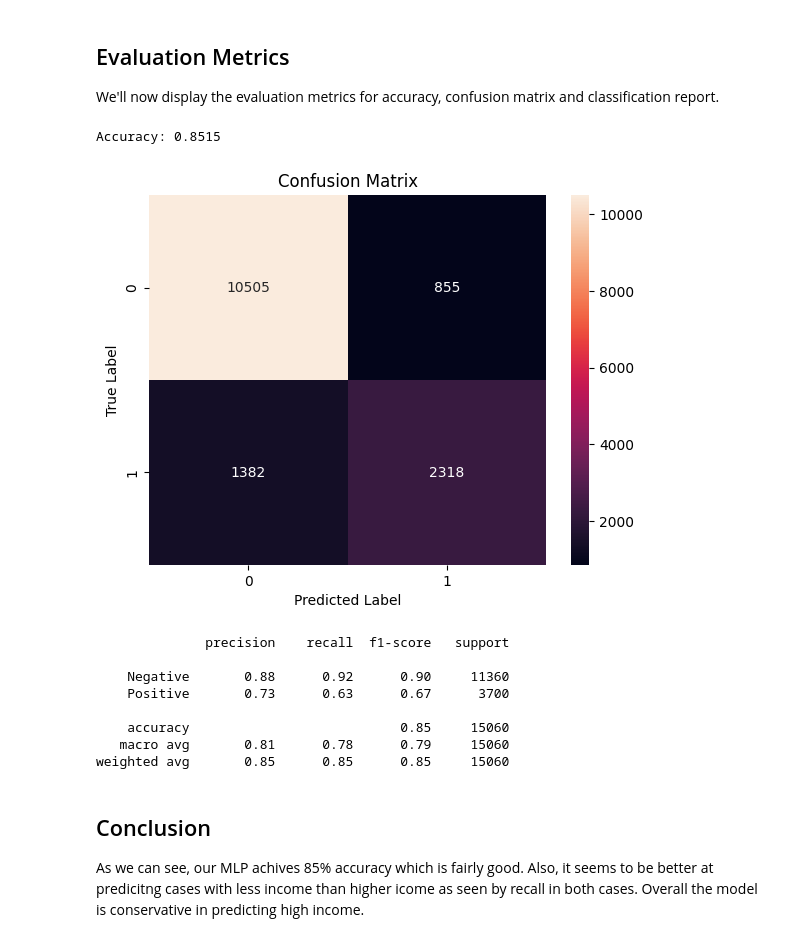
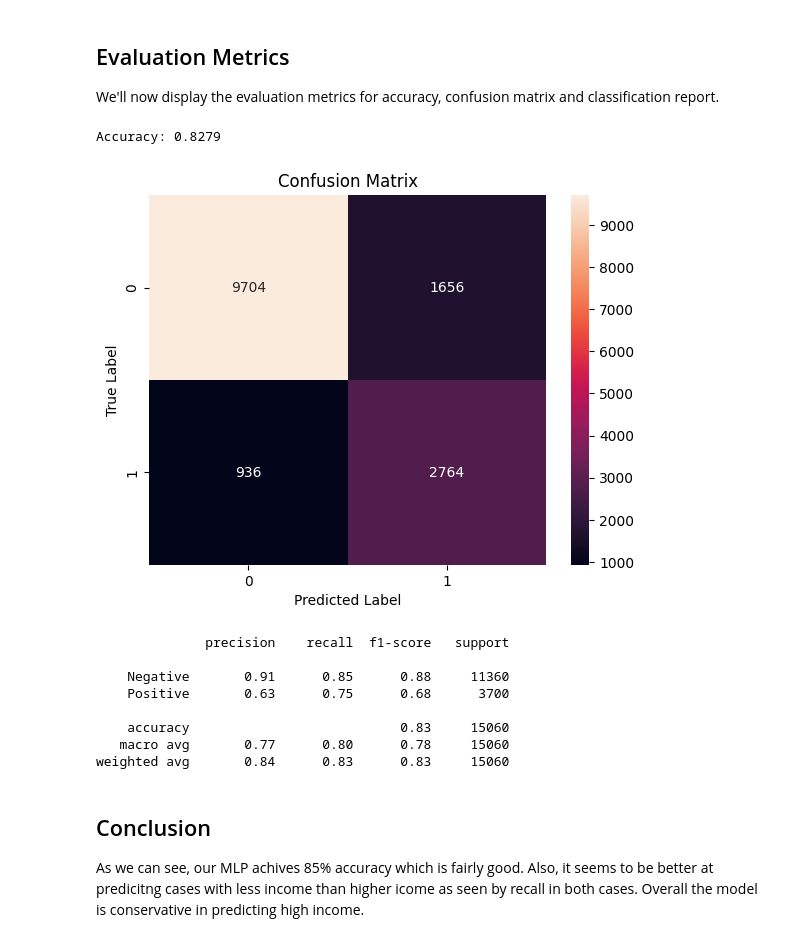
Before and after one commit to parthbyt/cryptonite-tp1, a Jupyter notebook: Module3/MLP_Pytorch.ipynb, the cells around one changed output. Saved outputs shown, nothing was run; the diff lists cells and outputs as text; code cells hidden in the pictures.

Commit message:
Update Models

```diff
--- a/Module3/MLP_Pytorch.ipynb
+++ b/Module3/MLP_Pytorch.ipynb
@@ -68,9 +69,11 @@ Name: count, dtype: int64
 
 Now we'll prepare the data to feed to the neural network. We'll drop the redundant column `education` (since `education_num` already encodes the same info). We'll also use One-Hot Encoding for all the string inputs like `workclass`, `martial_status` etc. Then For our MLP we'll apply the StandardScaler across continous values like `age` and `education_num`.
 # %%
+data_train, data_val = train_test_split(data_train, test_size=0.2, stratify=data_train['income'])
+
 data_train.drop(columns="education", inplace=True)
 data_test.drop(columns="education", inplace=True)
-
+data_val.drop(columns="education", inplace=True)
 
 categorical_cols = ['workclass', 'marital_status', 'occupation', 'relationship', 'race', 'sex', 'native_country']
 numerical_cols = ['age', 'fnlwgt', 'education_num', 'capital_gain', 'capital_loss', 'hours_per_week']
@@ -84,13 +87,18 @@ preprocessor = ColumnTransformer(
 )
 
 X_train_proc = preprocessor.fit_transform(data_train)
+X_val_proc = preprocessor.transform(data_val)
 X_test_proc   = preprocessor.transform(data_test)
 # %%
 X_train_tensor = torch.tensor(X_train_proc, dtype=torch.float32)
 y_train_tensor = torch.tensor(data_train["income"].values, dtype=torch.float32).unsqueeze(1)
 
-X_val_tensor = torch.tensor(X_test_proc, dtype=torch.float32)
-y_val_tensor = torch.tensor(data_test["income"].values, dtype=torch.float32).unsqueeze(1)
+X_val_tensor = torch.tensor(X_val_proc, dtype=torch.float32)
+y_val_tensor = torch.tensor(data_val["income"].values, dtype=torch.float32).unsqueeze(1)
+
+
+X_test_tensor = torch.tensor(X_test_proc, dtype=torch.float32)
+y_test_tensor = torch.tensor(data_test["income"].values, dtype=torch.float32).unsqueeze(1)
 # %% [markdown]
 ## Model Architecture
 
@@ -120,8 +128,14 @@ class IncomeClassifier(nn.Module):
 
 model = IncomeClassifier(input_dim)
 
+num_negatives = (y_train_tensor == 0).sum()
+num_positives = (y_train_tensor == 1).sum()
+pos_weight_value = num_negatives / num_positives
+pos_weight = torch.tensor([pos_weight_value], dtype=torch.float32)
+
+
 optimizer = torch.optim.Adam(model.parameters(), lr=1e-3)
-criterion = nn.BCELoss()
+criterion = nn.BCEWithLogitsLoss(pos_weight=pos_weight)
 
 def binary_accuracy(y_pred, y_true):
     y_pred_class = (y_pred >= 0.5).float()
@@ -131,7 +145,7 @@ def binary_accuracy(y_pred, y_true):
 
 Now we'll create the training loop and proceed with training the neural network.
 # %%
-epochs = 200
+epochs = 100
 batch_size = 128
 
 for epoch in range(epochs):
@@ -184,35 +198,35 @@ We'll now display the evaluation metrics for accuracy, confusion matrix and clas
 # %%
 model.eval()
 with torch.no_grad():
-    y_prob = model(X_val_tensor).cpu().numpy().ravel()
+    y_prob = model(X_test_tensor).cpu().numpy().ravel()
     y_pred = (y_prob >= 0.5).astype(int)
 
-y_true = y_val_tensor.cpu().numpy().ravel()
+y_true = y_test_tensor.cpu().numpy().ravel()
 
 accuracy = accuracy_score(y_true, y_pred)
 print(f"Accuracy: {accuracy:.4f}")
 
 cm = confusion_matrix(y_true, y_pred)
 
 plt.figure()
 sns.heatmap(cm, annot=True, fmt="d")
 plt.xlabel("Predicted Label")
 plt.ylabel("True Label")
 plt.title("Confusion Matrix")
 plt.show()
 
 print(classification_report(y_true, y_pred, target_names=["Negative", "Positive"]))
 # %% [output]
-Accuracy: 0.8515
+Accuracy: 0.8279
-[figure, old version]
+[figure, new version]
               precision    recall  f1-score   support
 
-    Negative       0.88      0.92      0.90     11360
-    Positive       0.73      0.63      0.67      3700
+    Negative       0.91      0.85      0.88     11360
+    Positive       0.63      0.75      0.68      3700
 
-    accuracy                           0.85     15060
-   macro avg       0.81      0.78      0.79     15060
-weighted avg       0.85      0.85      0.85     15060
+    accuracy                           0.83     15060
+   macro avg       0.77      0.80      0.78     15060
+weighted avg       0.84      0.83      0.83     15060
 # %% [markdown]
 ## Conclusion
 
```
Also changed, not shown: parts of 2 cells of this notebook, 1 other file.
